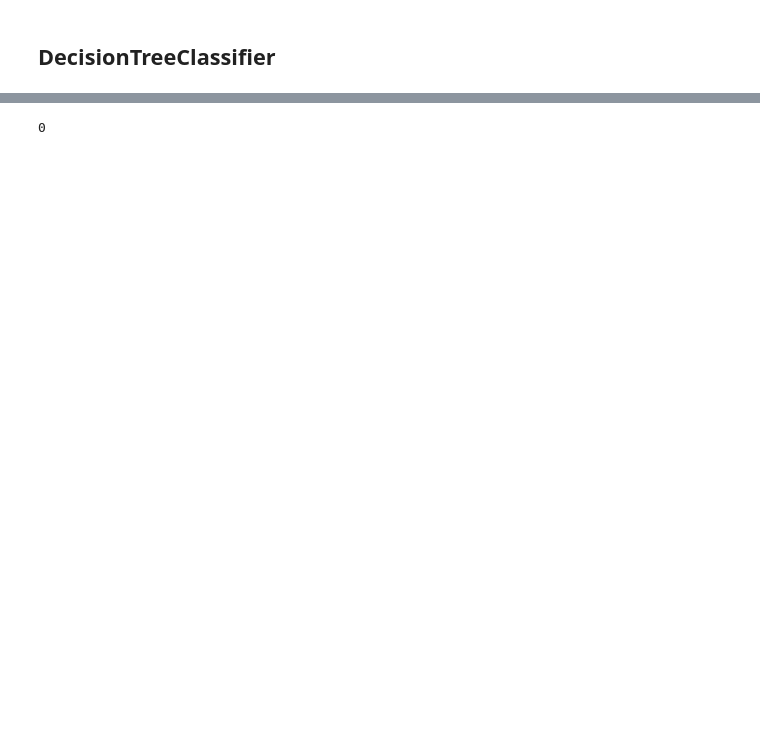
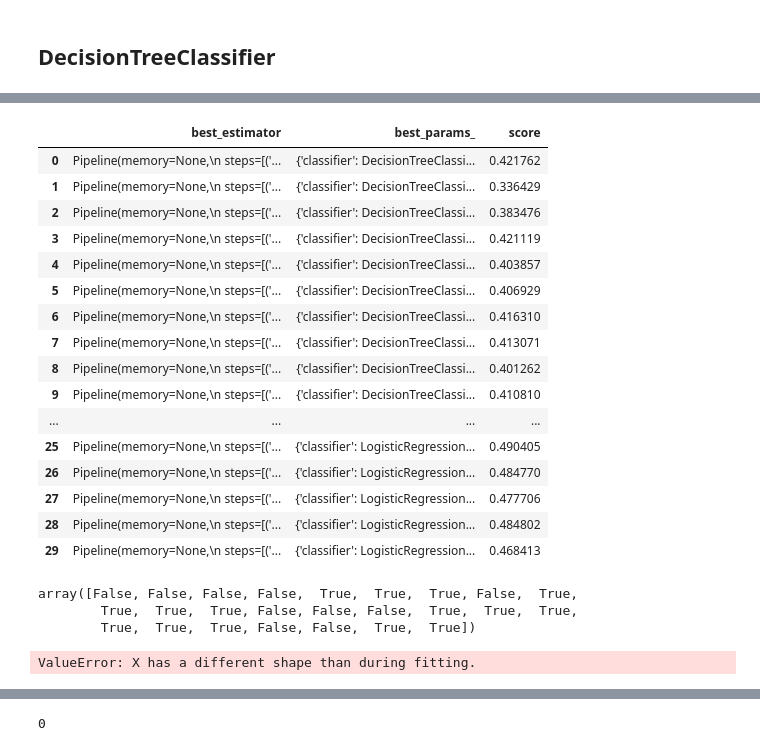
Before and after one commit to joewa/ud120-projects, a Jupyter notebook: final_project/final_project.ipynb, the cells around one changed output, grey strips where cells are left out. Cells and saved outputs as stored; diff of their text form; code cells hidden in the pictures; blank space fills up the shorter version.

Commit message:
Recursive feature elimination works.

```diff
--- a/final_project/final_project.ipynb
+++ b/final_project/final_project.ipynb
@@ -548,0 +777,39 @@ Pipeline(memory=None,
+# %%
+%%time
+#https://stackoverflow.com/questions/36683230/grid-search-with-recursive-feature-elimination-in-scikit-learn-pipeline-returns
+# WORKS! TODO: Store all results in a Pandas-DataFrame
+param_grid_all = [
+    {**d_scaler0, **d_RFE, **d_dt }, # F1: 0.53!
+    {**d_scaler0, **d_RFE, **d_logreg } # F1: 0.53!
+]
+
+    #{**d_humansel, **d_PCA, **d_kNearestCentroid}, # F1: 0.45
+    #{**d_humansel, **d_scaler, **d_kNearestCentroid}, # 0.41
+    #{**d_humansel, **d_PCA, **d_kNeighbors} # F1: 0.4
+for param_grid_clf in param_grid_all:
+    print(param_grid_clf)
+    param_grid = handle_grid_with_RFE([param_grid_clf])
+    pg = list(ParameterGrid(d_RFE_params))
+    for rfe_kwargs in pg:
+        # Add kwargs for RFE
+        print("rfe_kwargs:{}".format(rfe_kwargs))
+        for step in param_grid:
+            for rfe_key in rfe_kwargs.keys():
+                step.update({rfe_key: [ rfe_kwargs[rfe_key] ] })
+
+        grid_search = GridSearchCV(pipe, param_grid=param_grid, cv=sss, scoring="f1", n_jobs=-1)
+
+        f = pd.Series(df.columns)
+        X_cols = f[~f.isin(['poi'])]
+        grid_search.fit(df[X_cols], df['poi'].values)
+        #best_clf = grid_search.best_estimator_
+        # Store selected feature names
+        best_selector = grid_search.best_estimator_.named_steps["selector"]
+        # X_cols[best_selector.support_].tolist() # Get the feature names
+        clf_results.append( {
+                "score": grid_search.best_score_,
+                "best_estimator": grid_search.best_estimator_,
+                "best_params_": grid_search.best_params_
+                #"best_selector": best_selector
+            } )
+        #break
@@ -548,0 +834,30 @@ Pipeline(memory=None,
+# %%
+df_results = pd.DataFrame.from_dict(clf_results)
+df_results
+
+#print(best_selector)
+#clf_results[20]
+# %% [output]
+|  | best_estimator | best_params_ | score |
+| 0 | Pipeline(memory=None,\n steps=[('... | {'classifier': DecisionTreeClassi... | 0.421762 |
+| 1 | Pipeline(memory=None,\n steps=[('... | {'classifier': DecisionTreeClassi... | 0.336429 |
+| 2 | Pipeline(memory=None,\n steps=[('... | {'classifier': DecisionTreeClassi... | 0.383476 |
+| 3 | Pipeline(memory=None,\n steps=[('... | {'classifier': DecisionTreeClassi... | 0.421119 |
+| 4 | Pipeline(memory=None,\n steps=[('... | {'classifier': DecisionTreeClassi... | 0.403857 |
+| 5 | Pipeline(memory=None,\n steps=[('... | {'classifier': DecisionTreeClassi... | 0.406929 |
+| 6 | Pipeline(memory=None,\n steps=[('... | {'classifier': DecisionTreeClassi... | 0.416310 |
+| 7 | Pipeline(memory=None,\n steps=[('... | {'classifier': DecisionTreeClassi... | 0.413071 |
+| 8 | Pipeline(memory=None,\n steps=[('... | {'classifier': DecisionTreeClassi... | 0.401262 |
+| 9 | Pipeline(memory=None,\n steps=[('... | {'classifier': DecisionTreeClassi... | 0.410810 |
+| ... | ... | ... | ... |
+| 25 | Pipeline(memory=None,\n steps=[('... | {'classifier': LogisticRegression... | 0.490405 |
+| 26 | Pipeline(memory=None,\n steps=[('... | {'classifier': LogisticRegression... | 0.484770 |
+| 27 | Pipeline(memory=None,\n steps=[('... | {'classifier': LogisticRegression... | 0.477706 |
+| 28 | Pipeline(memory=None,\n steps=[('... | {'classifier': LogisticRegression... | 0.484802 |
+| 29 | Pipeline(memory=None,\n steps=[('... | {'classifier': LogisticRegression... | 0.468413 |
+# %%
+df_results["best_features"].iloc[0].support_
+# %% [output]
+array([False, False, False, False,  True,  True,  True, False,  True,
+        True,  True,  True, False, False, False,  True,  True,  True,
+        True,  True,  True, False, False,  True,  True])
@@ -548,0 +879,11 @@ Pipeline(memory=None,
+# %%
+%%time
+grid_search = GridSearchCV(pipe, param_grid=param_grid, cv=sss, scoring="f1", n_jobs=-1)
+
+f = pd.Series(df.columns)
+grid_search.fit(df[f[~f.isin(['poi'])]], df['poi'].values)
+best_clf = grid_search.best_estimator_
+print(best_clf)
+#print(grid_search.best_params_)
+# %% [output]
+ValueError: X has a different shape than during fitting.
```
Also changed, not shown: parts of 25 cells of this notebook, 1 other file.
